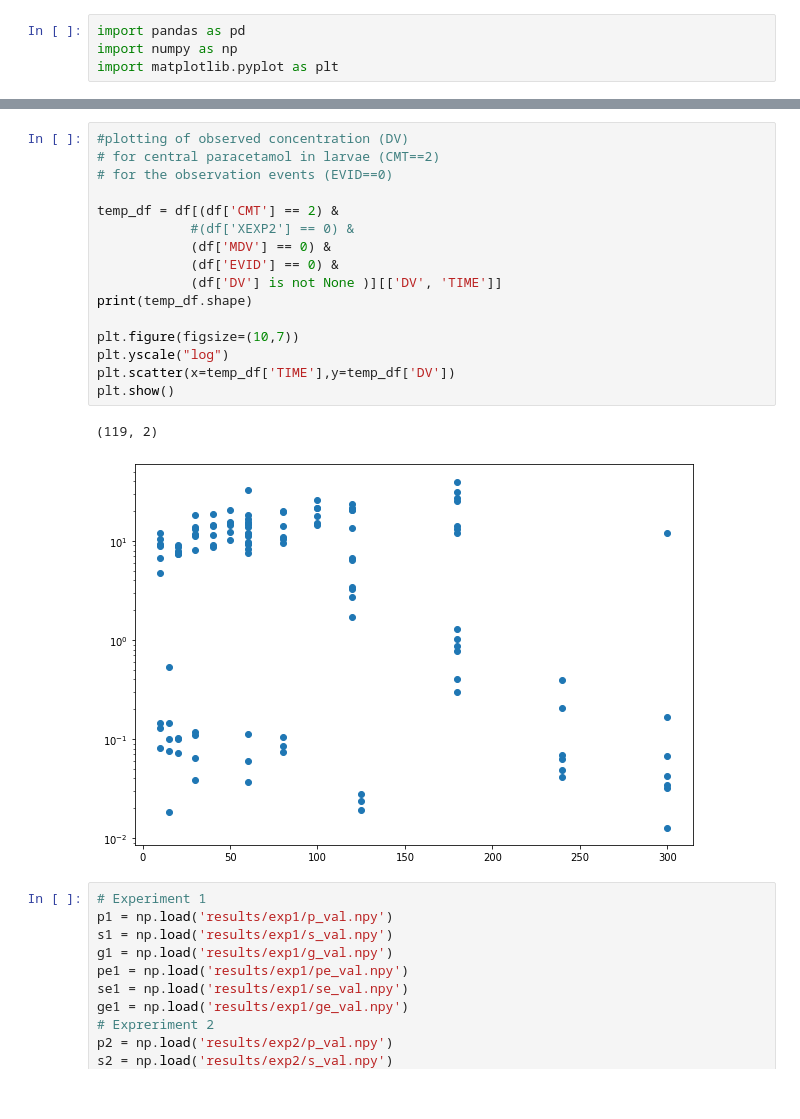
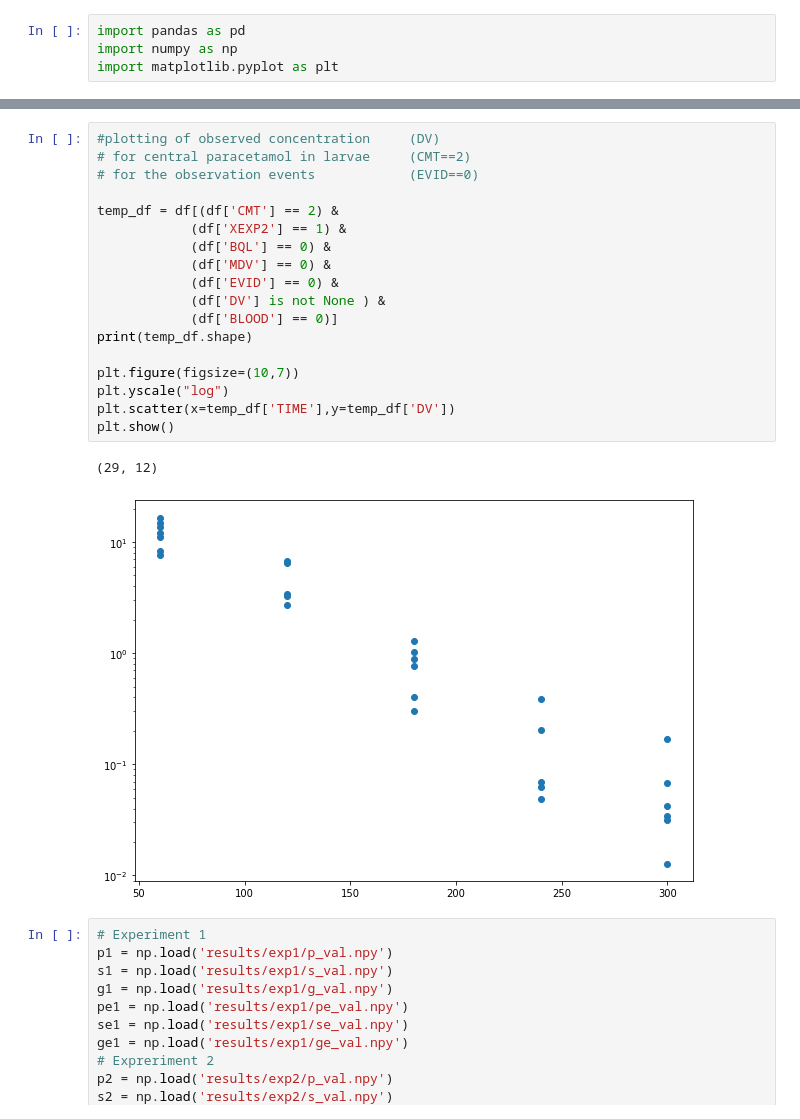
Before and after one commit to OhGreat/pharmacokinetics_with_petri_nets, a Jupyter notebook: data_exploration.ipynb, the cells around one changed output, grey strips where cells are left out. Saved outputs shown, nothing was run; the diff lists cells and outputs as text.

```diff
--- a/data_exploration.ipynb
+++ b/data_exploration.ipynb
@@ -40,22 +36,24 @@ max       7.000000    33.000000     3.000000     1.000000     5.0     1.000000
 # %%
-#plotting of observed concentration (DV)
-# for central paracetamol in larvae (CMT==2)
-# for the observation events (EVID==0)
+#plotting of observed concentration     (DV)
+# for central paracetamol in larvae     (CMT==2)
+# for the observation events            (EVID==0)
 
 temp_df = df[(df['CMT'] == 2) &
-            #(df['XEXP2'] == 0) &
+            (df['XEXP2'] == 1) &
+            (df['BQL'] == 0) &
             (df['MDV'] == 0) &
             (df['EVID'] == 0) &
-            (df['DV'] is not None )][['DV', 'TIME']]
+            (df['DV'] is not None ) &
+            (df['BLOOD'] == 0)]
 print(temp_df.shape)
 
 plt.figure(figsize=(10,7))
 plt.yscale("log")
 plt.scatter(x=temp_df['TIME'],y=temp_df['DV'])
 plt.show()
 # %% [output]
-(119, 2)
+(29, 12)
-[figure, old version]
+[figure, new version]
 # %%
 # Experiment 1
 p1 = np.load('results/exp1/p_val.npy')
```
Also changed, not shown: parts of 9 cells of this notebook, 1 other file.
